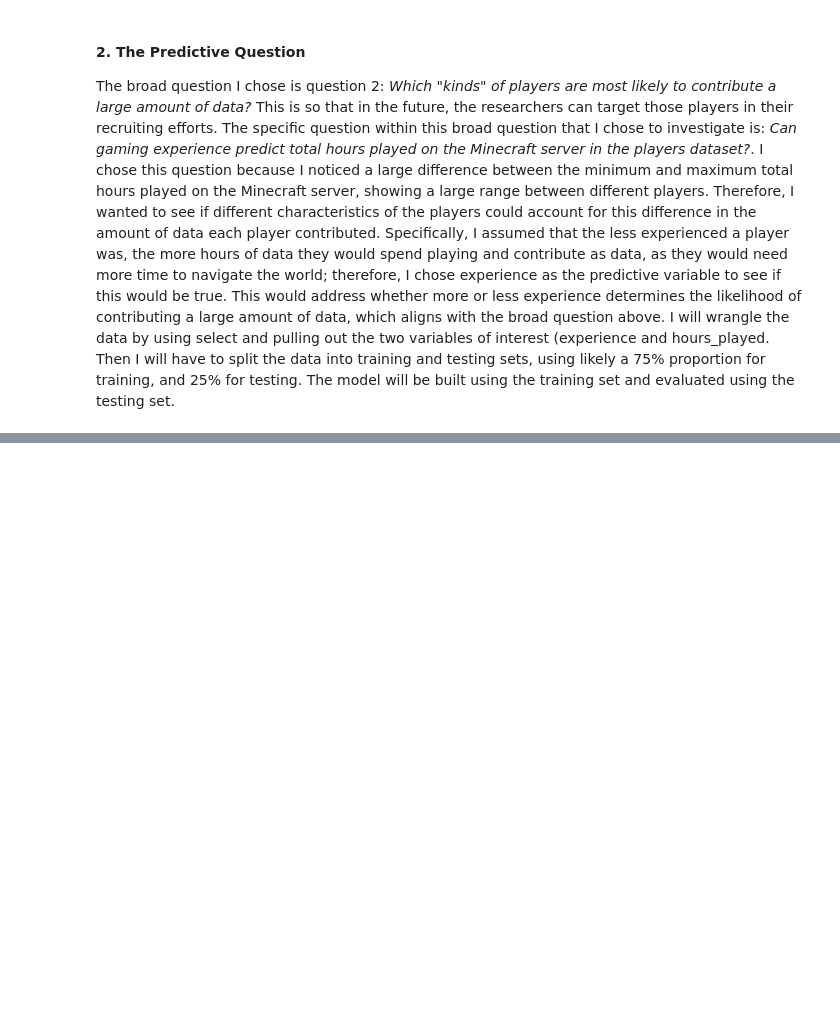
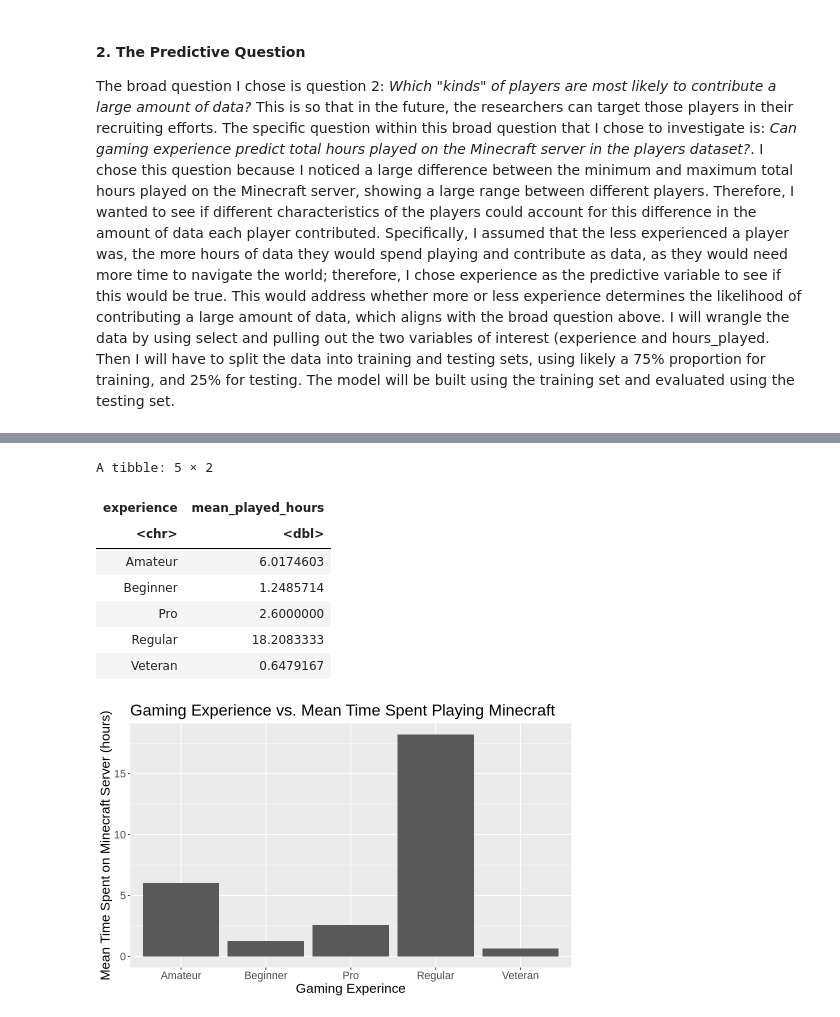
Before and after one commit to Juliaasakura/individual_planning_stage_dsci_100, a Jupyter notebook: individual_report.ipynb, the cells around one changed output, grey strips where cells are left out. Cells and saved outputs as stored; diff of their text form; code cells hidden in the pictures; blank space fills up the shorter version.

Commit message:
Added exploratory visualizations
created exploratory visualizations to justify question choice

```diff
--- a/individual_report.ipynb
+++ b/individual_report.ipynb
@@ -122,0 +137,25 @@ The broad question I chose is question 2: *Which "kinds" of players are most lik
+# %%
+played_hours_averages_by_experince<- players |>
+    group_by (experience) |>
+    summarize (mean_played_hours = mean(played_hours))
+played_hours_averages_by_experince
+
+options(repr.plot.width = 8, repr.plot.height = 5)
+experience_hours_plot<- played_hours_averages_by_experince|>
+    ggplot(aes(x=experience, y=mean_played_hours))+
+    geom_bar(stat="identity") +
+    labs (x = "Gaming Experince",
+          y = "Mean Time Spent on Minecraft Server (hours)",
+          title = "Gaming Experience vs. Mean Time Spent Playing Minecraft") +
+    theme(text = element_text(size=16))
+experience_hours_plot
+# %% [output]
+A tibble: 5 × 2
+| experience | mean_played_hours |
+| <chr> | <dbl> |
+| Amateur | 6.0174603 |
+| Beginner | 1.2485714 |
+| Pro | 2.6000000 |
+| Regular | 18.2083333 |
+| Veteran | 0.6479167 |
+[figure, added]
```
Also changed, not shown: parts of 11 cells of this notebook.
